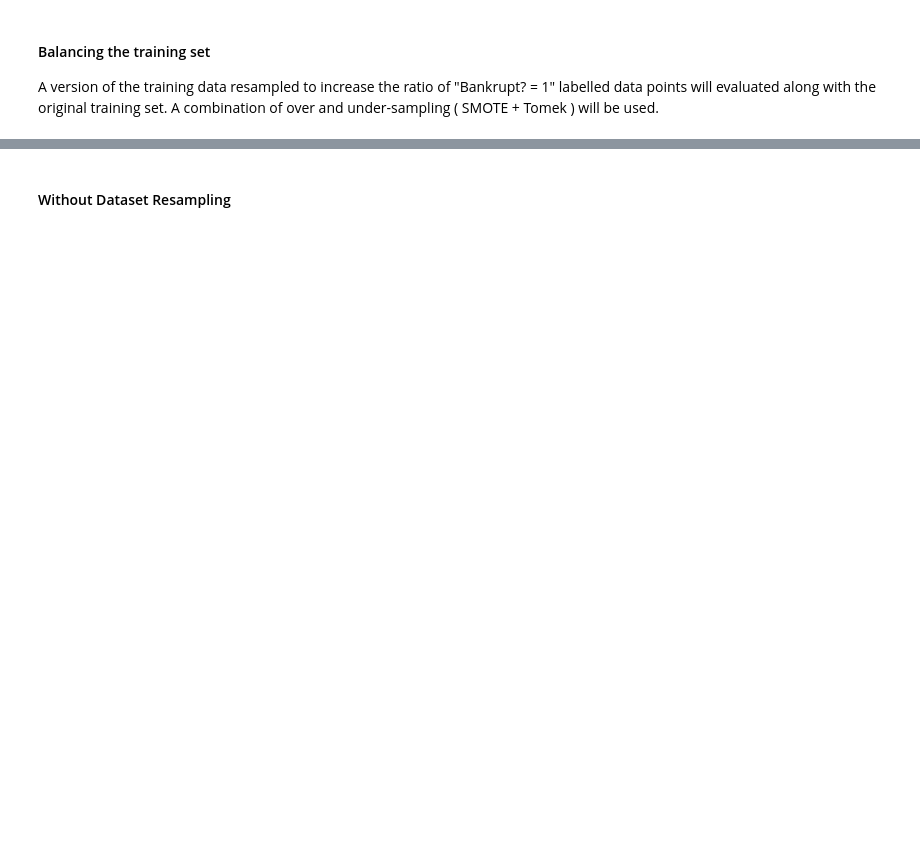
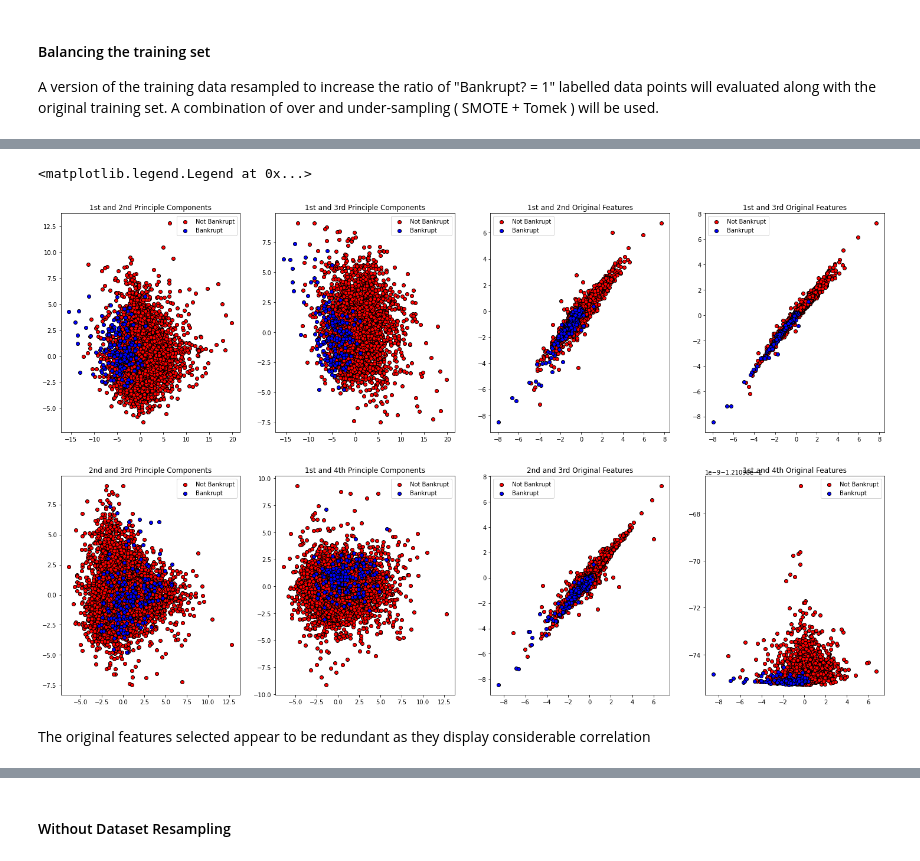
Before and after one commit to Ertugrulmert/Company-Bankruptcy-Estimation, a Jupyter notebook: Company_Bankruptcy_Prediction.ipynb, the cells around one changed output, grey strips where cells are left out. Saved outputs shown, nothing was run; the diff lists cells and outputs as text; code cells hidden in the pictures; blank space fills up the shorter version.

```diff
--- a/Exploratory_Data_Analysis.ipynb
+++ b/Company_Bankruptcy_Prediction.ipynb
@@ -203,0 +339,55 @@ X_smt, y_smt = smt.fit_sample(X_cv, Y_cv)
+# %%
+#obtaining the original features for comparison
+best_k = SelectKBest(score_func=f_classif , k=10)
+fit = best_k.fit(X_cv, Y_cv)
+X_k = best_k.fit_transform(X_cv, Y_cv)
+# %%
+#creating plots
+fig, ((ax1, ax2, ax5, ax6), (ax3, ax4, ax7, ax8)) = plt.subplots(2, 4,figsize=(25, 15))
+
+# ------------------------ Principle Components -------------------------------------
+ax1.scatter(X_PCA[Y_cv == 0, 0],X_PCA[Y_cv == 0, 1], color='r', label="Not Bankrupt",edgecolor='k')
+ax1.scatter(X_PCA[Y_cv == 1,0],X_PCA[Y_cv == 1, 1], color='b', label="Bankrupt",edgecolor='k')
+ax1.set_title("1st and 2nd Principle Components")
+ax1.legend()
+
+ax2.scatter(X_PCA[Y_cv == 0, 0],X_PCA[Y_cv == 0, 2], color='r', label="Not Bankrupt",edgecolor='k')
+ax2.scatter(X_PCA[Y_cv == 1,0],X_PCA[Y_cv == 1, 2], color='b', label="Bankrupt",edgecolor='k')
+ax2.set_title("1st and 3rd Principle Components")
+ax2.legend()
+
+ax3.scatter(X_PCA[Y_cv == 0, 1],X_PCA[Y_cv == 0, 2], color='r', label="Not Bankrupt",edgecolor='k')
+ax3.scatter(X_PCA[Y_cv == 1,1],X_PCA[Y_cv == 1, 2], color='b', label="Bankrupt",edgecolor='k')
+ax3.set_title("2nd and 3rd Principle Components")
+ax3.legend()
+
+ax4.scatter(X_PCA[Y_cv == 0, 1],X_PCA[Y_cv == 0, 3], color='r', label="Not Bankrupt",edgecolor='k')
+ax4.scatter(X_PCA[Y_cv == 1,1],X_PCA[Y_cv == 1, 3], color='b', label="Bankrupt",edgecolor='k')
+ax4.set_title("1st and 4th Principle Components")
+ax4.legend()
+
+# ------------------------ Original Features -------------------------------------
+ax5.scatter(X_k[Y_cv == 0, 0],X_k[Y_cv == 0, 1], color='r', label="Not Bankrupt",edgecolor='k')
+ax5.scatter(X_k[Y_cv == 1,0],X_k[Y_cv == 1, 1], color='b', label="Bankrupt",edgecolor='k')
+ax5.set_title("1st and 2nd Original Features")
+ax5.legend()
+
+ax6.scatter(X_k[Y_cv == 0, 0],X_k[Y_cv == 0, 2], color='r', label="Not Bankrupt",edgecolor='k')
+ax6.scatter(X_k[Y_cv == 1,0],X_k[Y_cv == 1, 2], color='b', label="Bankrupt",edgecolor='k')
+ax6.set_title("1st and 3rd Original Features")
+ax6.legend()
+
+ax7.scatter(X_k[Y_cv == 0, 1],X_k[Y_cv == 0, 2], color='r', label="Not Bankrupt",edgecolor='k')
+ax7.scatter(X_k[Y_cv == 1,1],X_k[Y_cv == 1, 2], color='b', label="Bankrupt",edgecolor='k')
+ax7.set_title("2nd and 3rd Original Features")
+ax7.legend()
+
+ax8.scatter(X_k[Y_cv == 0, 1],X_k[Y_cv == 0, 3], color='r', label="Not Bankrupt",edgecolor='k')
+ax8.scatter(X_k[Y_cv == 1,1],X_k[Y_cv == 1, 3], color='b', label="Bankrupt",edgecolor='k')
+ax8.set_title("1st and 4th Original Features")
+ax8.legend()
+# %% [output]
+<matplotlib.legend.Legend at 0x...>
+[figure, new version]
+# %% [markdown]
+The original features selected appear to be redundant as they display considerable correlation
```
Also changed, not shown: parts of 55 cells of this notebook, 2 other files.
